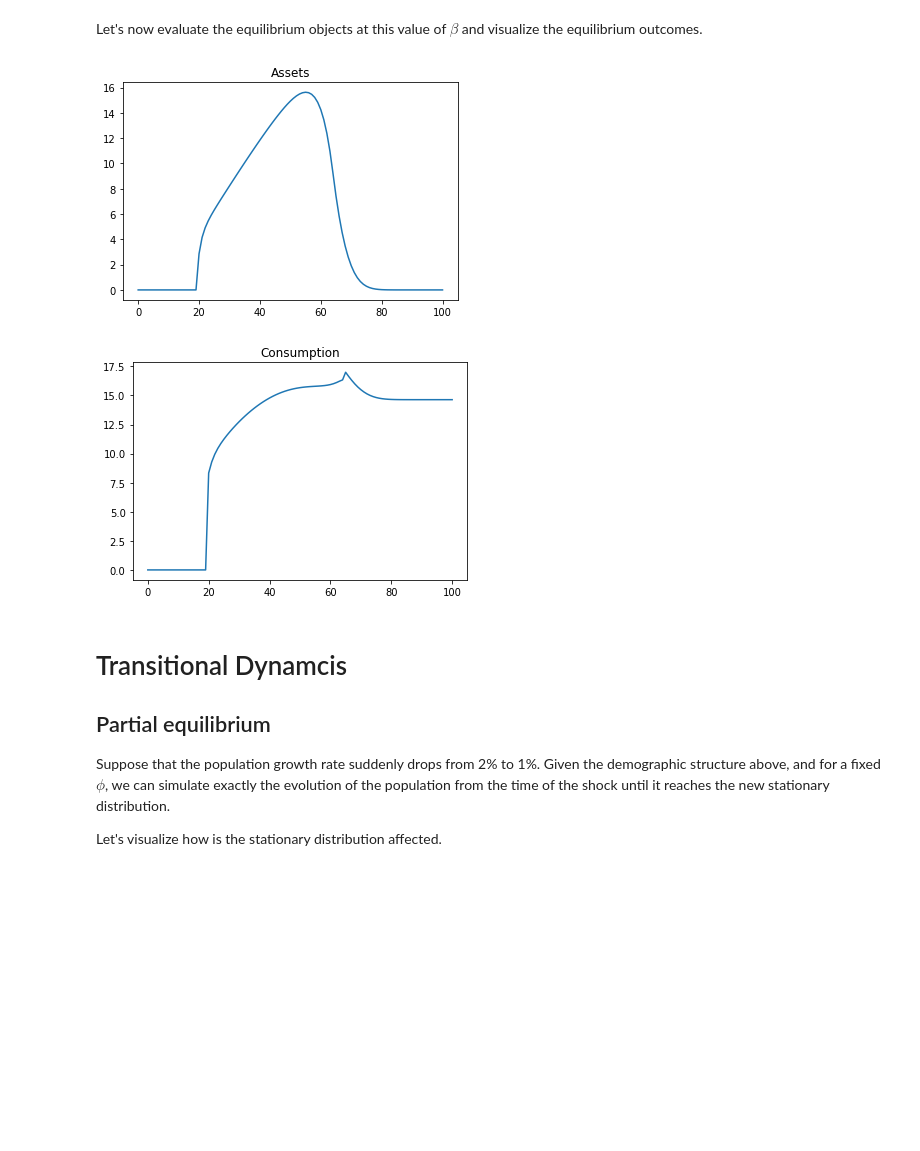
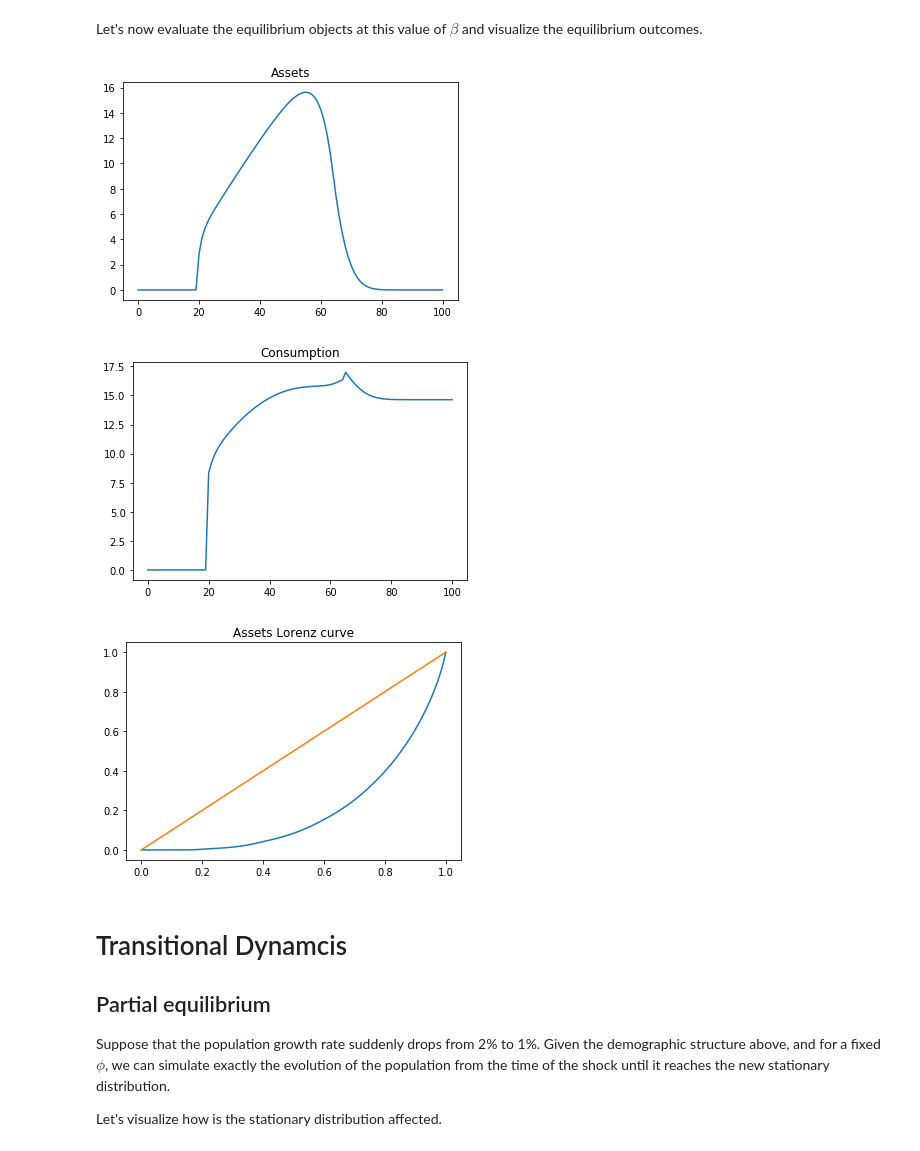
Before and after one commit to FredericMartenet/OLGHA, a Jupyter notebook: OLGHA.ipynb, the cells around one changed output. Saved outputs shown, nothing was run; the diff lists cells and outputs as text; code cells hidden in the pictures; blank space fills up the shorter version.

```diff
--- a/OLGHA.ipynb
+++ b/OLGHA.ipynb
@@ -256,18 +257,27 @@ Let's now evaluate the equilibrium objects at this value of $\beta$ and visualiz
 # %%
 ss = household_ss_olg(params, w, tau, d)
 
 plt.plot()
 plt.title('Assets')
 plt.plot(ss['A_j'])
 plt.show()
 
 plt.plot()
 plt.title('Consumption')
 plt.plot(ss['C_j'])
 plt.show()
+
+lorenz_a_pctl, lorenz_a = ineq(params, ss)
+
+plt.plot()
+plt.title('Assets Lorenz curve')
+plt.plot(lorenz_a_pctl, lorenz_a)
+plt.plot([0,1],[0,1])
+plt.show()
 # %% [output]
-[figure, old version]
+[figure, new version]
-[figure, old version]
+[figure, new version]
+[figure, added]
 # %% [markdown]
 # Transitional Dynamcis
 
```
Also changed, not shown: parts of 15 cells of this notebook, 3 other files.
